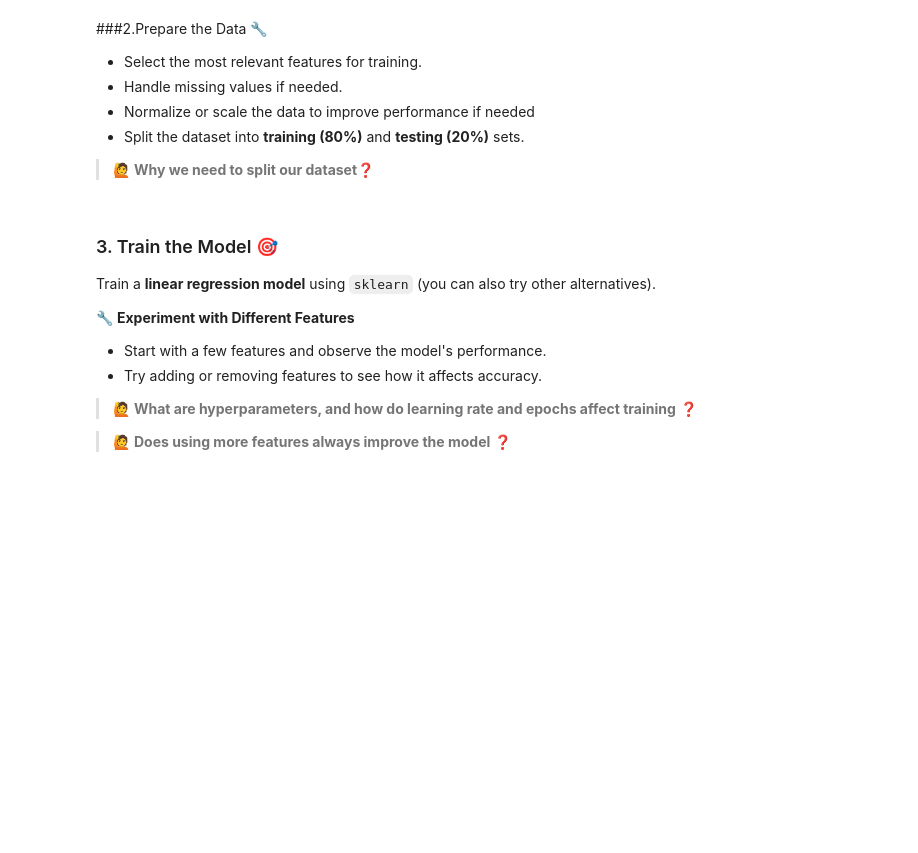
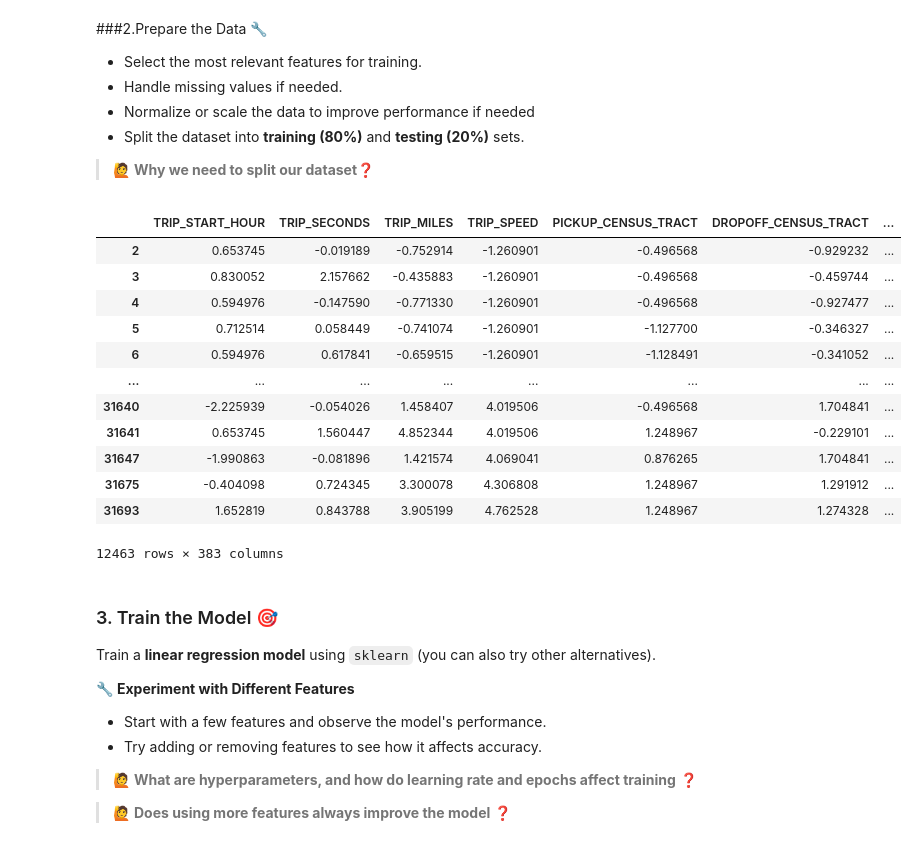
Before and after one commit to hassanlakhal/Entry-Level-ML-Engineer-Bootcamp, a Jupyter notebook: Week02/notebook.ipynb, the cells around one changed output. Saved outputs shown, nothing was run; the diff lists cells and outputs as text; code cells hidden in the pictures; blank space fills up the shorter version.

```diff
--- a/Week02/notebook.ipynb
+++ b/Week02/notebook.ipynb
@@ -53,3 +85,27 @@ data_url = "https://download.mlcc.google.com/mledu-datasets/chicago_taxi_train.c
+# %%
+# add your code here
+from sklearn import preprocessing
+scaler = preprocessing.StandardScaler()
+
+standar = scaler.fit_transform(df)
+scaler_data = pd.DataFrame(standar, columns=df.columns, index=df.index)
+
+
+scaler_data
+# %% [output]
+|  | TRIP_START_HOUR | TRIP_SECONDS | TRIP_MILES | TRIP_SPEED | PICKUP_CENSUS_TRACT | DROPOFF_CENSUS_TRACT | ... |
+| 2 | 0.653745 | -0.019189 | -0.752914 | -1.260901 | -0.496568 | -0.929232 | ... |
+| 3 | 0.830052 | 2.157662 | -0.435883 | -1.260901 | -0.496568 | -0.459744 | ... |
+| 4 | 0.594976 | -0.147590 | -0.771330 | -1.260901 | -0.496568 | -0.927477 | ... |
+| 5 | 0.712514 | 0.058449 | -0.741074 | -1.260901 | -1.127700 | -0.346327 | ... |
+| 6 | 0.594976 | 0.617841 | -0.659515 | -1.260901 | -1.128491 | -0.341052 | ... |
+| ... | ... | ... | ... | ... | ... | ... | ... |
+| 31640 | -2.225939 | -0.054026 | 1.458407 | 4.019506 | -0.496568 | 1.704841 | ... |
+| 31641 | 0.653745 | 1.560447 | 4.852344 | 4.019506 | 1.248967 | -0.229101 | ... |
+| 31647 | -1.990863 | -0.081896 | 1.421574 | 4.069041 | 0.876265 | 1.704841 | ... |
+| 31675 | -0.404098 | 0.724345 | 3.300078 | 4.306808 | 1.248967 | 1.291912 | ... |
+| 31693 | 1.652819 | 0.843788 | 3.905199 | 4.762528 | 1.248967 | 1.274328 | ... |
+12463 rows × 383 columns
 # %% [markdown]
 ### 3. Train the Model 🎯
 
```
Also changed, not shown: parts of 3 cells of this notebook.
